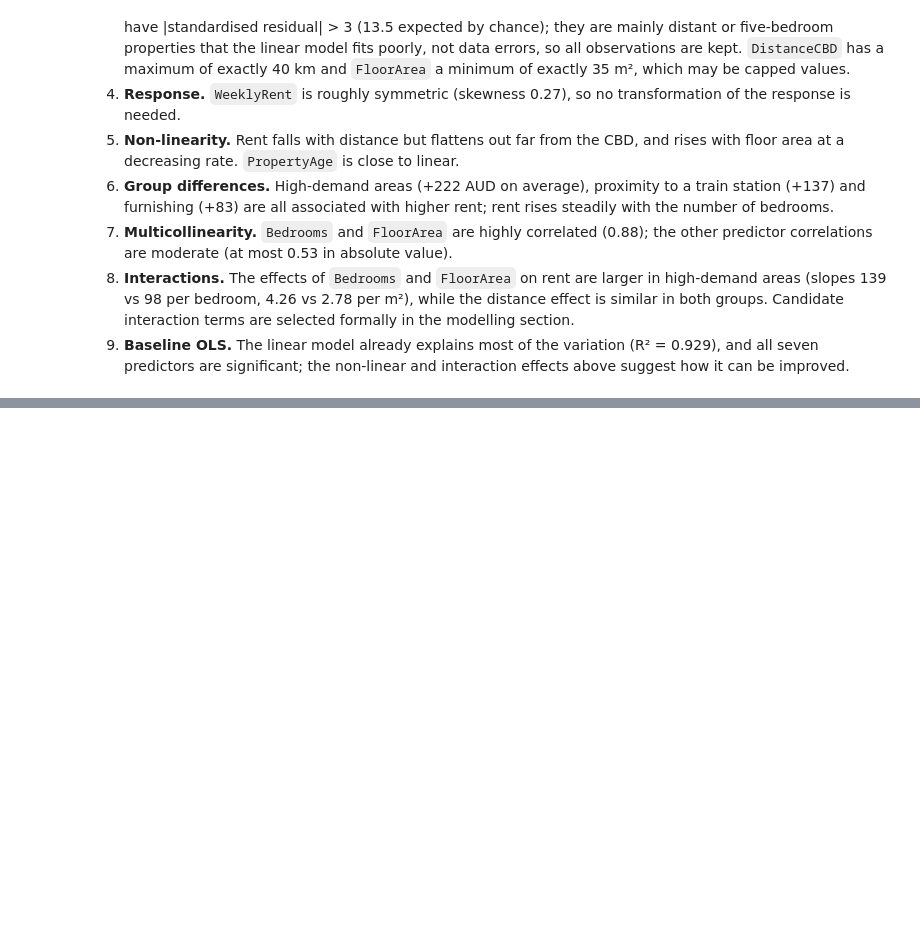
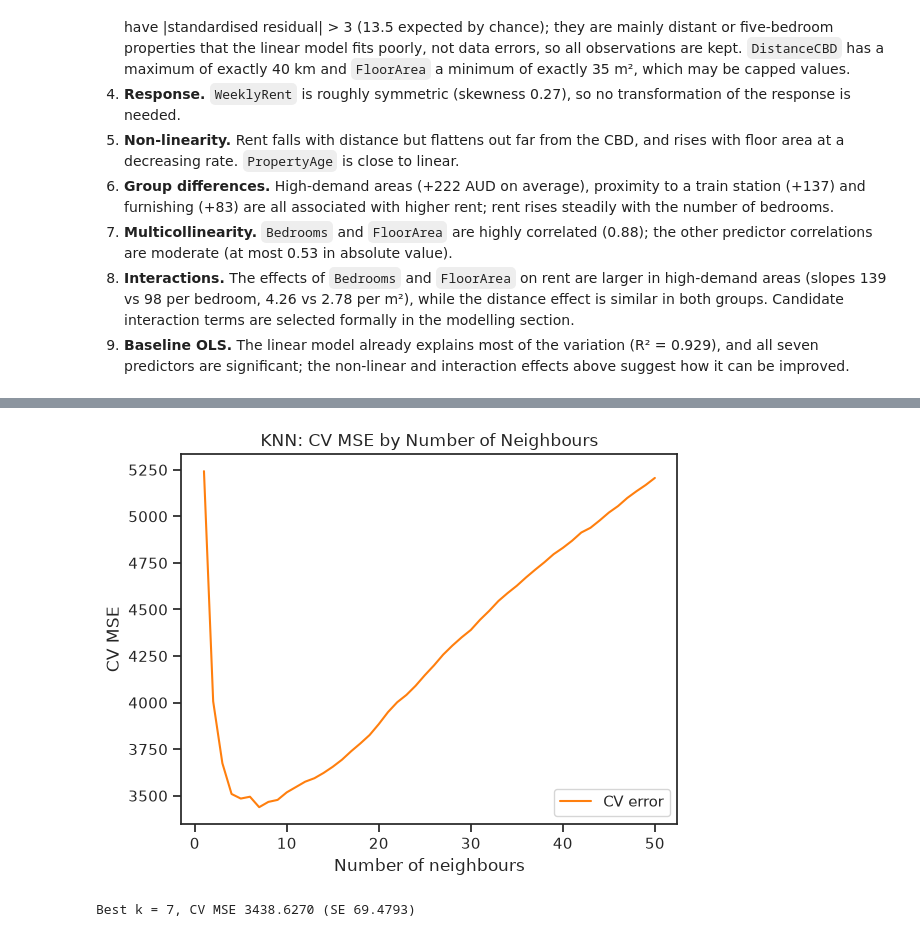
Before and after one commit to QingXueli/qbus2820, a Jupyter notebook: SID_Assignment1_implementation.ipynb, the cells around one changed output, grey strips where cells are left out. Saved outputs shown, nothing was run; the diff lists cells and outputs as text; code cells hidden in the pictures; blank space fills up the shorter version.

Commit message:
Add Section 3: model comparison with 10-fold CV (M0-M5) and results log
Co-Authored-By: Claude Opus 5.5 <noreply@anthropic.com>
Claude-Session: https://claude.ai/code/session_01EBVknjHKcdqYfCbgwhmvJF

```diff
--- a/SID_Assignment1_implementation.ipynb
+++ b/SID_Assignment1_implementation.ipynb
@@ -491,0 +587,4 @@ curvature found above, rather than data errors, so all observations are kept.
+# %%
+mse, se = cv_mse(LinearRegression(), X_all[predictors])
+results.append({'Model': 'M1: OLS, 7 linear terms', 'CV MSE': mse, 'SE': se})
+print('M1 CV MSE: {0:.4f} (SE {1:.4f})'.format(mse, se))
@@ -491,0 +639,7 @@ curvature found above, rather than data errors, so all observations are kept.
+# %%
+m2_terms = select_m2(X_all, y)
+print('Terms added in M2 on all training data ({}): {}'.format(len(m2_terms), m2_terms))
+
+mse, se = cv_mse_with_selection(select_m2)       # screening repeated inside each fold
+results.append({'Model': 'M2: OLS + screened terms (AIC drop > 100)', 'CV MSE': mse, 'SE': se})
+print('M2 CV MSE: {0:.4f} (SE {1:.4f})'.format(mse, se))
@@ -491,0 +680,7 @@ curvature found above, rather than data errors, so all observations are kept.
+# %%
+for criterion, select in [('AIC', select_aic), ('BIC', select_bic)]:
+    selected = select(X_all, y)                          # selection on all training data, for reporting
+    print('Backward selection with {} on all training data: {} extra terms kept: {}'.format(criterion, len(selected), selected))
+    mse, se = cv_mse_with_selection(select)              # selection repeated inside each fold
+    results.append({'Model': 'M3: backward selection ({})'.format(criterion), 'CV MSE': mse, 'SE': se})
+    print('M3 ({}) CV MSE: {:.4f} (SE {:.4f})\n'.format(criterion, mse, se))
@@ -491,0 +732,27 @@ curvature found above, rather than data errors, so all observations are kept.
+# %%
+from sklearn.neighbors import KNeighborsRegressor
+
+neighbours = np.arange(1, 51)
+cv_errors = []
+for k in neighbours:
+    knn = make_pipeline(StandardScaler(), KNeighborsRegressor(n_neighbors = k))
+    mse, se = cv_mse(knn, X_all[predictors])
+    cv_errors.append(mse)
+
+best_k = neighbours[np.argmin(cv_errors)]
+
+fig, ax = plt.subplots()
+ax.plot(neighbours, cv_errors, color='#FF7F0E', label='CV error')
+ax.set_xlabel('Number of neighbours')
+ax.set_ylabel('CV MSE')
+ax.set_title('KNN: CV MSE by Number of Neighbours')
+plt.legend()
+plt.show()
+
+knn = make_pipeline(StandardScaler(), KNeighborsRegressor(n_neighbors = best_k))
+mse, se = cv_mse(knn, X_all[predictors])
+results.append({'Model': 'M5: KNN, k = {}'.format(best_k), 'CV MSE': mse, 'SE': se})
+print('Best k = {}, CV MSE {:.4f} (SE {:.4f})'.format(best_k, mse, se))
+# %% [output]
+[figure, added]
+Best k = 7, CV MSE 3438.6270 (SE 69.4793)
```
Also changed, not shown: parts of 24 cells of this notebook, 3 other files.
